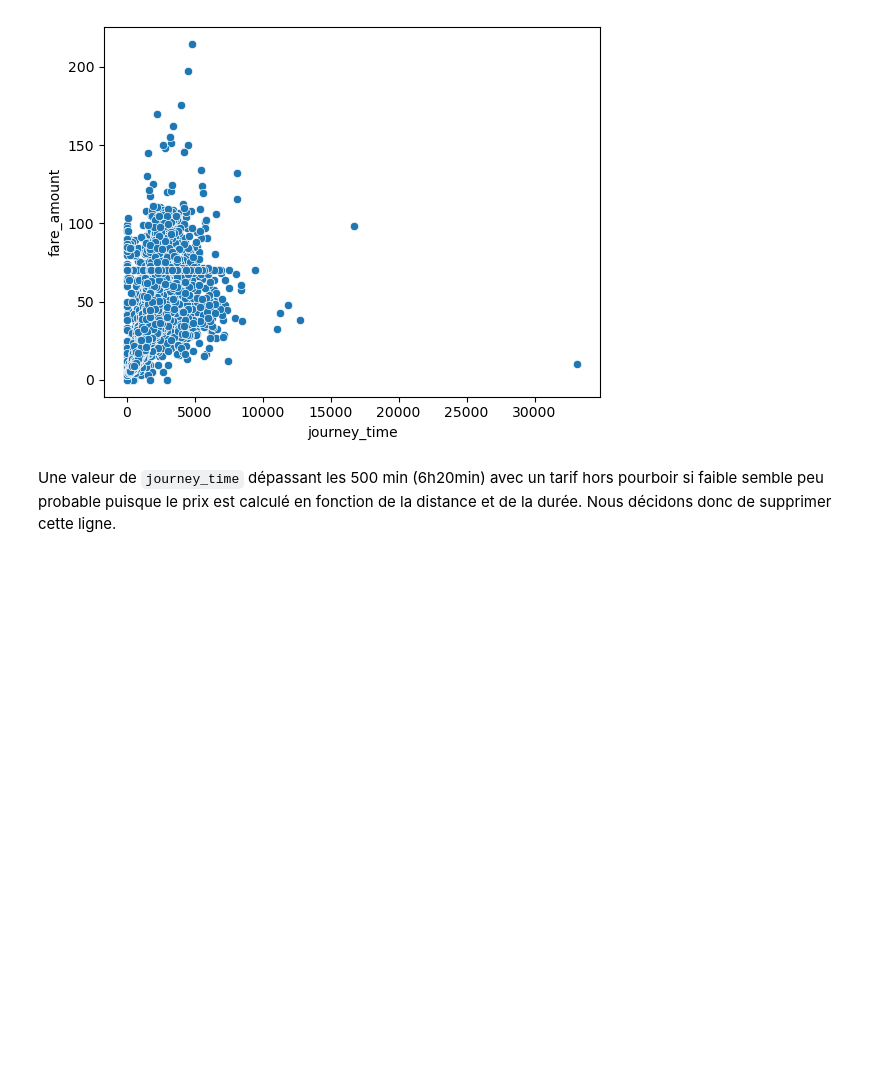
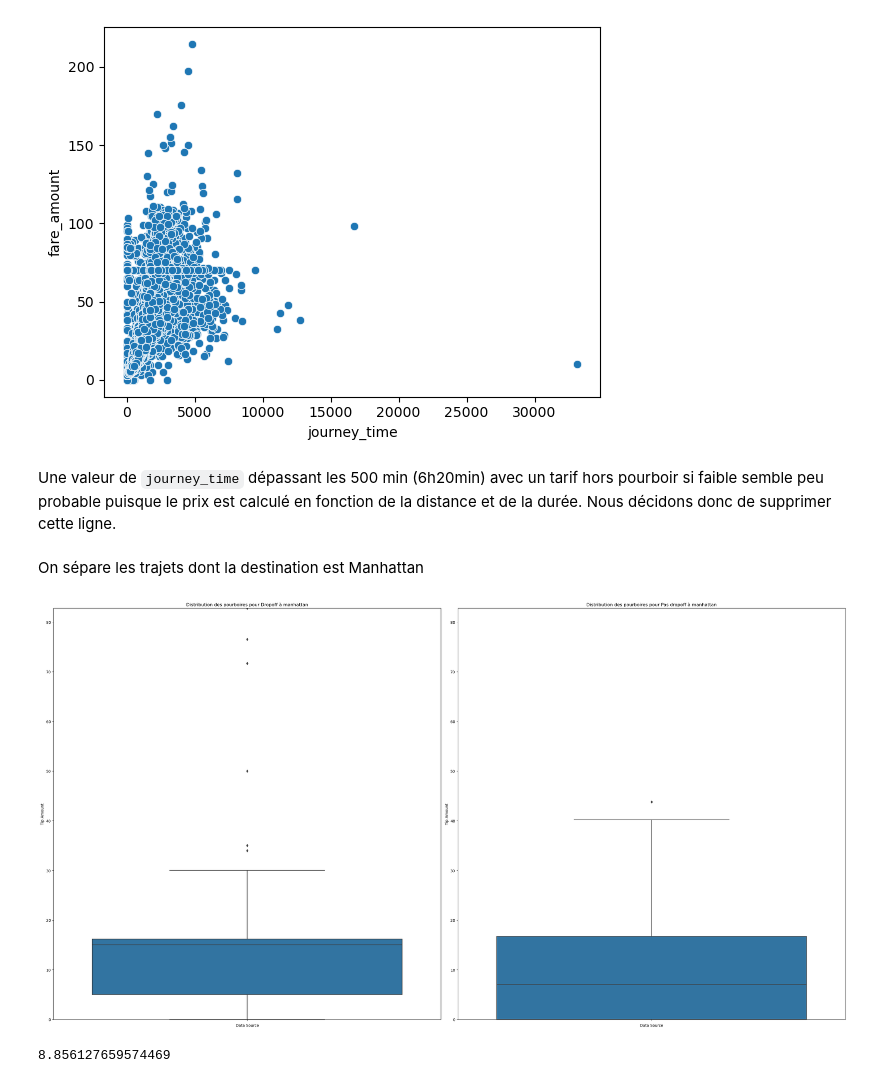
Before and after one commit to enzoben/NYC-taxis-tips, a Jupyter notebook: NYTT_data_analysis.ipynb, the cells around one changed output. Cells and saved outputs as stored; diff of their text form; code cells hidden in the pictures; blank space fills up the shorter version.

```diff
--- a/NYTT_data_analysis.ipynb
+++ b/NYTT_data_analysis.ipynb
@@ -457,3 +459,37 @@ sns.scatterplot(data=train_df, x="journey_time", y="fare_amount")
 Une valeur de `journey_time` dépassant les 500 min (6h20min) avec un tarif hors pourboir si faible semble peu probable puisque  le prix est calculé en fonction de la distance et de la durée. Nous décidons donc de supprimer cette ligne.
 # %%
 train_df = train_df[train_df['journey_time']<30000]
+# %% [markdown]
+On sépare les trajets dont la destination est Manhattan
+# %%
+manhattan_trajet=train_df[train_df['RatecodeID']==2]
+no_manhattan_trajet=train_df[train_df['RatecodeID']==5]
+
+
+fig, axes = plt.subplots(1, 2, figsize=(30, 16))
+axes = axes.flatten()
+
+# Liste des DataFrames à comparer
+data_cmp = [manhattan_trajet,no_manhattan_trajet,train_df]
+
+# Créer des boxplots pour chaque DataFrame
+for i, ax in enumerate(axes):
+    sns.boxplot(y='tip_amount', data=data_cmp[i], ax=ax)
+    ax.set_title('Distribution des pourboires pour ' + (['Dropoff à manhattan', 'Pas dropoff à manhattan'][i]))
+    ax.set_ylabel('Tip Amount')
+    ax.set_xlabel('Data Source')
+
+# Définir des limites communes pour l'axe des ordonnées
+y_min = min(data_cmp[1]['tip_amount'].min(), data_cmp[0]['tip_amount'].min())
+y_max = max(data_cmp[1]['tip_amount'].max(), data_cmp[0]['tip_amount'].max())
+for ax in axes:
+    ax.set_ylim(y_min, y_max)
+
+plt.tight_layout()
+plt.show()
+# %% [output]
+[figure, added]
+# %%
+no_manhattan_trajet['tip_amount'].mean()
+# %% [output]
+8.856127659574469
```
Also changed, not shown: parts of 13 cells of this notebook.
